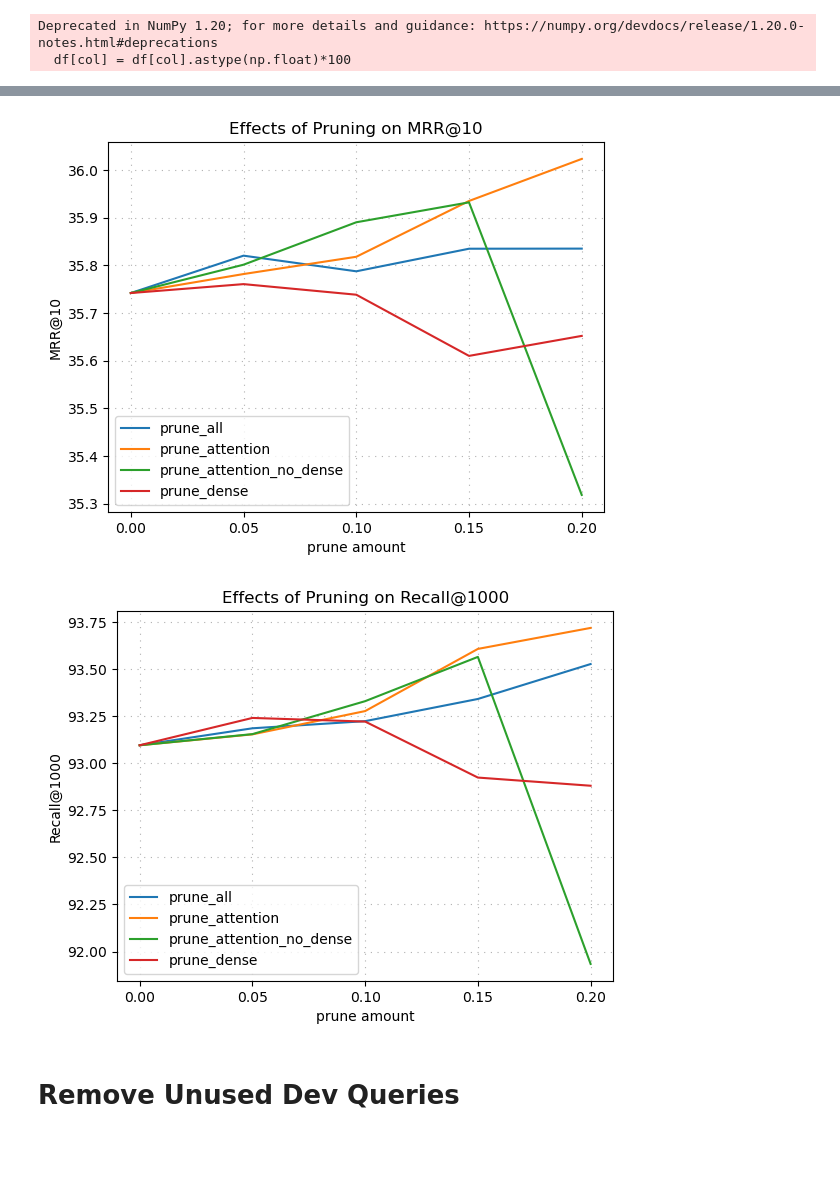
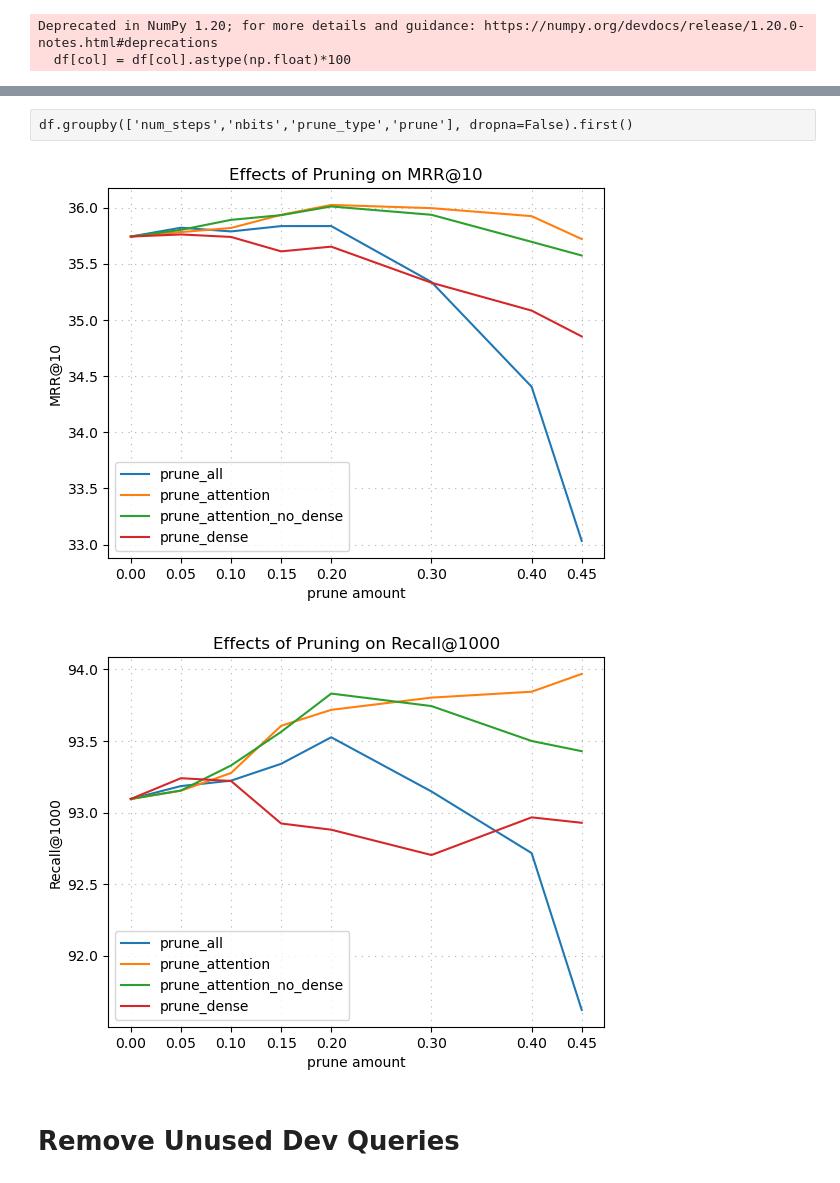
Before and after one commit to Ngo-Kevin/splade-colBERT, a Jupyter notebook: ColBERT_timing.ipynb, the cells around one changed output, grey strips where cells are left out. Cells and saved outputs as stored; diff of their text form; code cells hidden in the pictures; blank space fills up the shorter version.

```diff
--- a/ColBERT_timing.ipynb
+++ b/ColBERT_timing.ipynb
@@ -243,30 +270,34 @@ df.groupby(['num_steps','nbits','prune_type','prune'], dropna=False).first()
+# %% [raw]
+df.groupby(['num_steps','nbits','prune_type','prune'], dropna=False).first()
 # %%
 import matplotlib.pyplot as plt
 # %%
 base_df = df[(df.num_steps == "400000")]
+# %%
+x_axis_tick = sorted(df.prune.astype('float').unique())
 # %%
 for metric in ["MRR@10", "Recall@1000"]:
     for prune_type in ['all', 'attention', 'attention_no_dense', 'dense']:
         plt.plot(
-            [0,0.05,0.1,0.15,0.2],
+            x_axis_tick,
             np.pad(
                 np.concatenate(
                     [base_df[(base_df.prune == 0)][metric].values,
                     base_df[(base_df.prune_type == prune_type)][metric].values,
                 ]),
-                (0,5), constant_values=np.nan)[:5],
+                (0,len(x_axis_tick)), constant_values=np.nan)[:len(x_axis_tick)],
             label =f'prune_{prune_type}'
         )
-    plt.xticks([0,0.05,0.1,0.15,0.2]);
+    plt.xticks(x_axis_tick);
     plt.title(f"Effects of Pruning on {metric}")
     plt.ylabel(metric)
     plt.xlabel("prune amount")
     plt.legend();
     plt.grid(True, axis='both', linestyle=(0, (1,5)))
     plt.show()
 # %% [output]
-[figure, old version]
+[figure, new version]
-[figure, old version]
+[figure, new version]
 # %% [markdown]
 # Remove Unused Dev Queries
 # %%
```
Also changed, not shown: parts of 11 cells of this notebook, 6 other files.
